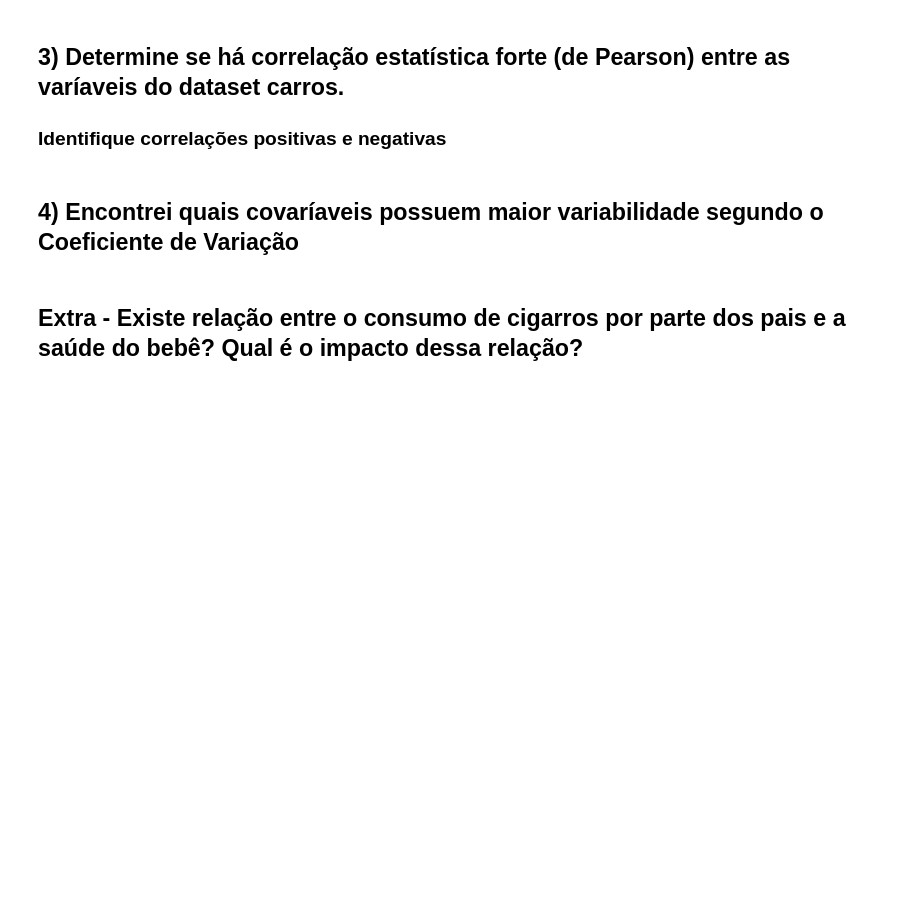
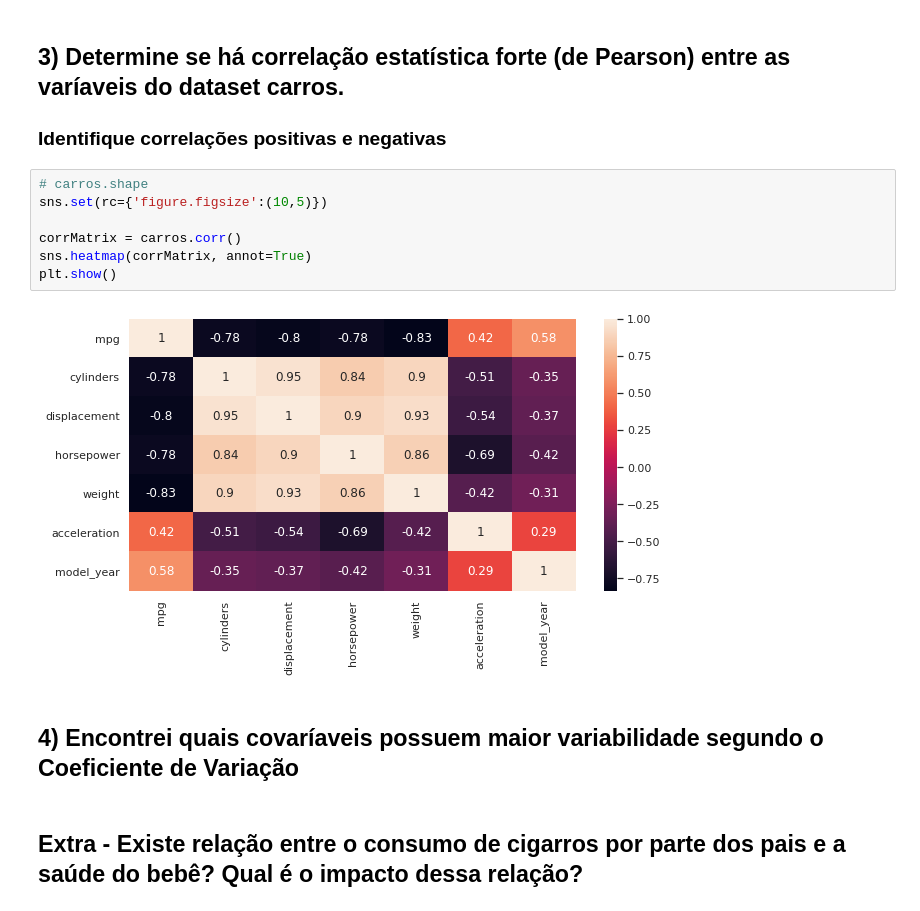
Before and after one commit to LeodeFaria/IDP, a Jupyter notebook: 3_aula_Variabilidade_e_Correlação.ipynb, the cells around one changed output. Saved outputs shown, nothing was run; the diff lists cells and outputs as text; blank space fills up the shorter version.

```diff
--- a/3_aula_Variabilidade_e_Correlação.ipynb
+++ b/3_aula_Variabilidade_e_Correlação.ipynb
@@ -171,6 +154,15 @@ carros.head()
 # %% [markdown]
 ## 3) Determine se há correlação estatística forte (de Pearson) entre as varíaveis do dataset carros.
 ### Identifique correlações positivas e negativas
+# %%
+# carros.shape
+sns.set(rc={'figure.figsize':(10,5)})
+
+corrMatrix = carros.corr()
+sns.heatmap(corrMatrix, annot=True)
+plt.show()
+# %% [output]
+[figure, added]
 # %% [markdown]
 ## 4) Encontrei quais covaríaveis possuem maior variabilidade segundo o Coeficiente de Variação
 # %% [markdown]
```
Also changed, not shown: parts of 8 cells of this notebook.
